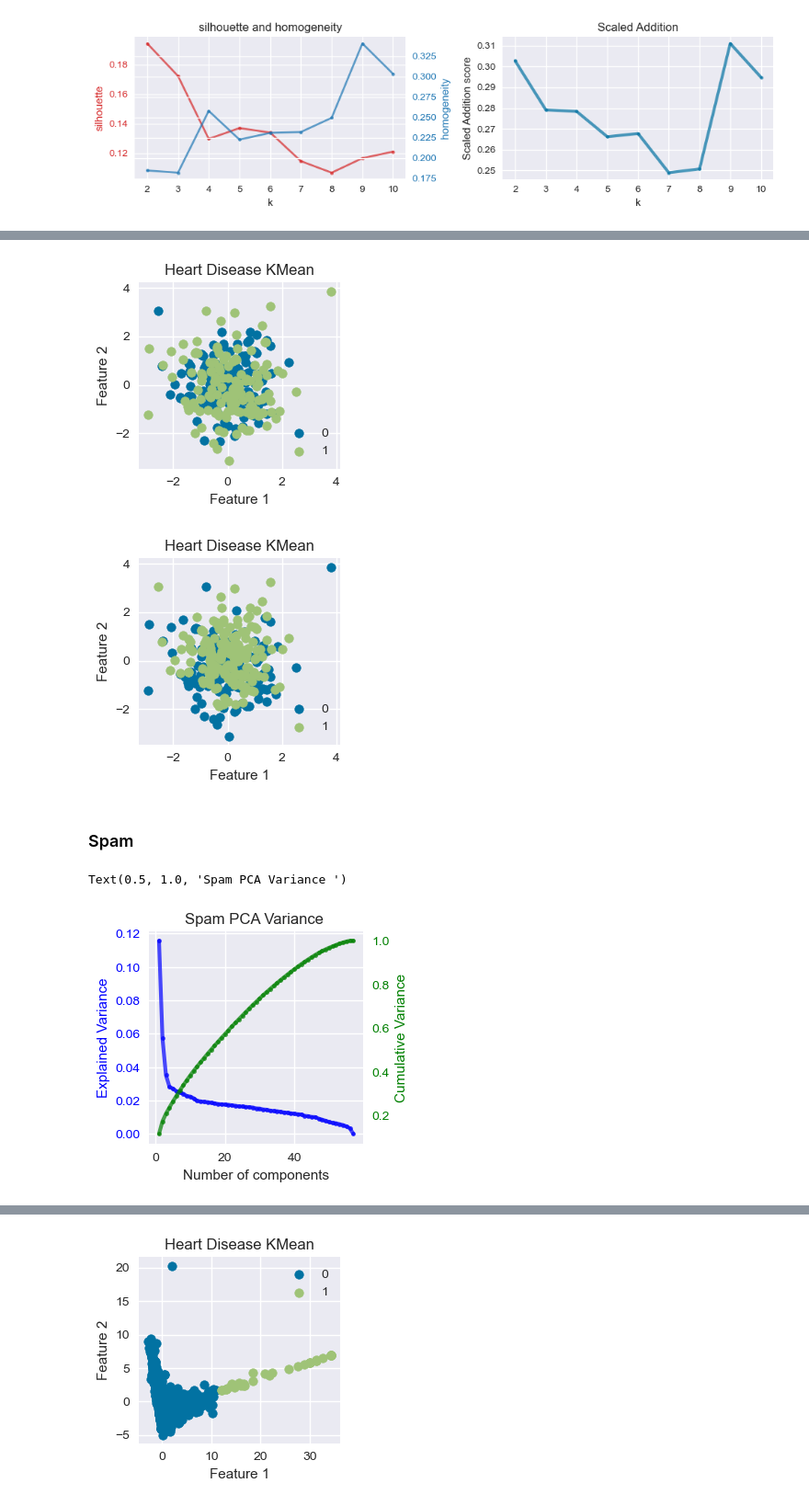
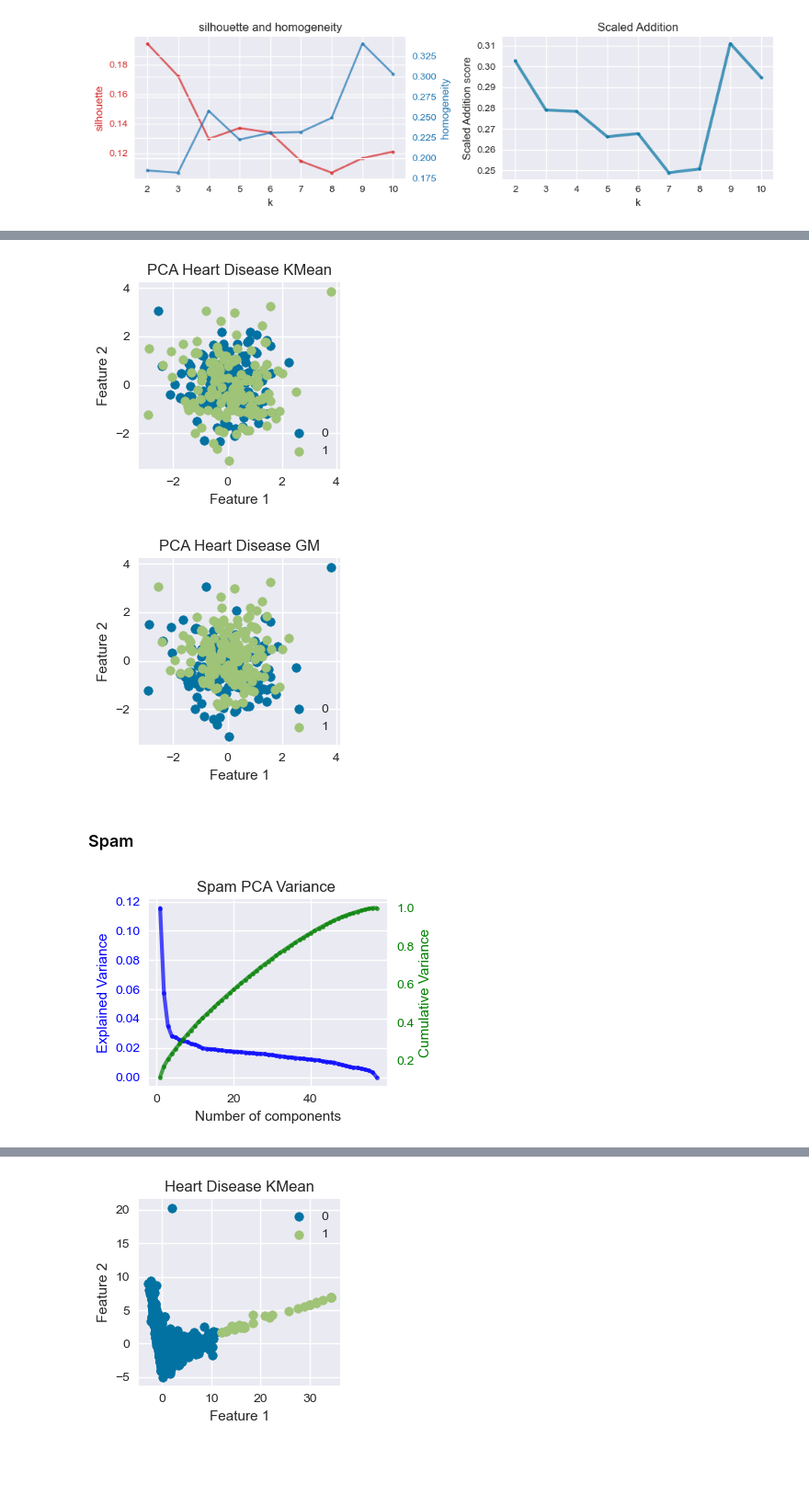
Before and after one commit to Alijafr/ML, a Jupyter notebook: assignment 3/code/Assignment 3.ipynb, the cells around one changed output, grey strips where cells are left out. Shown at 92% size. Drawn from its saved outputs; the diff is of its cells as text; code cells hidden in the pictures; blank space fills up the shorter version.

```diff
--- a/assignment 3/code/Assignment 3.ipynb
+++ b/assignment 3/code/Assignment 3.ipynb
@@ -666,11 +684,12 @@ ax1 = plot_cluster(kmeans, X_transformed,feature_1=2,ax = ax1)
 plt.xlabel("Feature 1")
 plt.ylabel("Feature 2")
 plt.legend()
-plt.title('Heart Disease KMean')
+plt.title('PCA Heart Disease KMean')
 plt.tight_layout()
+plt.savefig(save_folder+"PCA_heart_km.pdf")
 # plt.savefig(save_folder+"kmm_cluster.pdf")
 # %% [output]
-[figure, old version]
+[figure, new version]
 # %%
 gmm = GaussianMixture(n_components=2, random_state=0)
 fig, ax1 = plt.subplots(figsize=(3,3))
@@ -678,32 +697,35 @@ ax1 = plot_cluster(gmm, X_transformed,feature_1=2,ax = ax1)
 plt.xlabel("Feature 1")
 plt.ylabel("Feature 2")
 plt.legend()
-plt.title('Heart Disease KMean')
+plt.title('PCA Heart Disease GM')
 plt.tight_layout()
+plt.savefig(save_folder+"PCA_heart_gm.pdf")
+
 # plt.savefig(save_folder+"kmm_cluster.pdf")
 # %% [output]
-[figure, old version]
+[figure, new version]
 # %% [markdown]
 ### Spam
 # %%
 n = data.shape[1]
 pca = PCA(n_components=n).fit(data)
 
-fig, ax1 = plt.subplots(figsize=(3,3))
+fig, ax1 = plt.subplots(figsize=(4,3))
 ax1.plot(range(1,n+1),pca.explained_variance_ratio_,marker='.', linewidth=3, alpha=0.7,color='blue',label='explained-variance')
 # ax1.legend(loc='best')
 ax1.set_ylabel('Explained Variance',color='blue')
 ax1.set_xlabel('Number of components')
 ax1.tick_params(axis='y', labelcolor='blue')
 ax2 = ax1.twinx()
 ax2.plot(range(1,n+1),np.cumsum(pca.explained_variance_ratio_),color = 'green',label='Cumulative-variance',marker='.', linewidth=3, alpha=0.7)
 ax2.set_ylabel('Cumulative Variance',color='green')
 # ax2.legend(loc='best')
 ax2.tick_params(axis='y', labelcolor='green')
 plt.grid()
 plt.title("Spam PCA Variance ")
+plt.tight_layout()
+plt.savefig(save_folder+"PCA_spam.pdf")
 # plt.ylabel('Cumulative explained variance')
 # %% [output]
-Text(0.5, 1.0, 'Spam PCA Variance ')
-[figure, old version]
+[figure, new version]
 # %%
```
Also changed, not shown: parts of 18 cells of this notebook, 15 other files.
